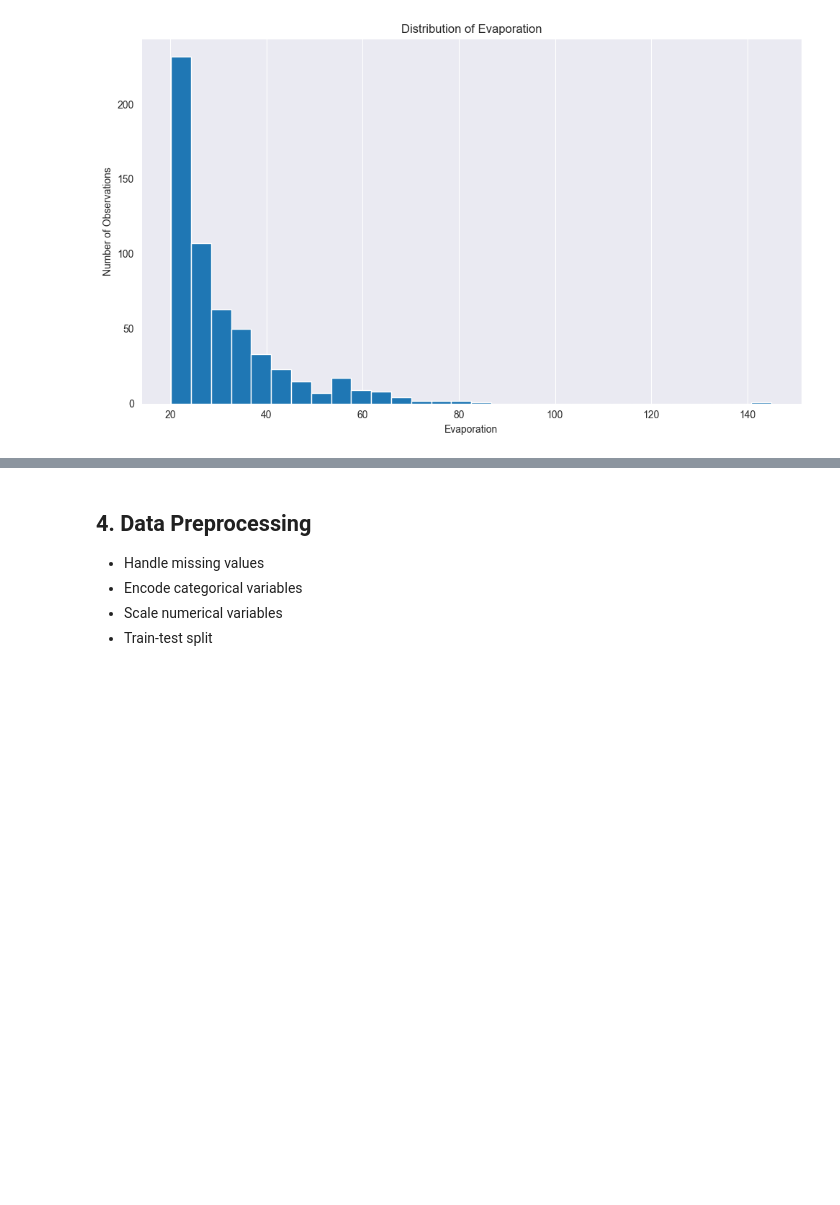
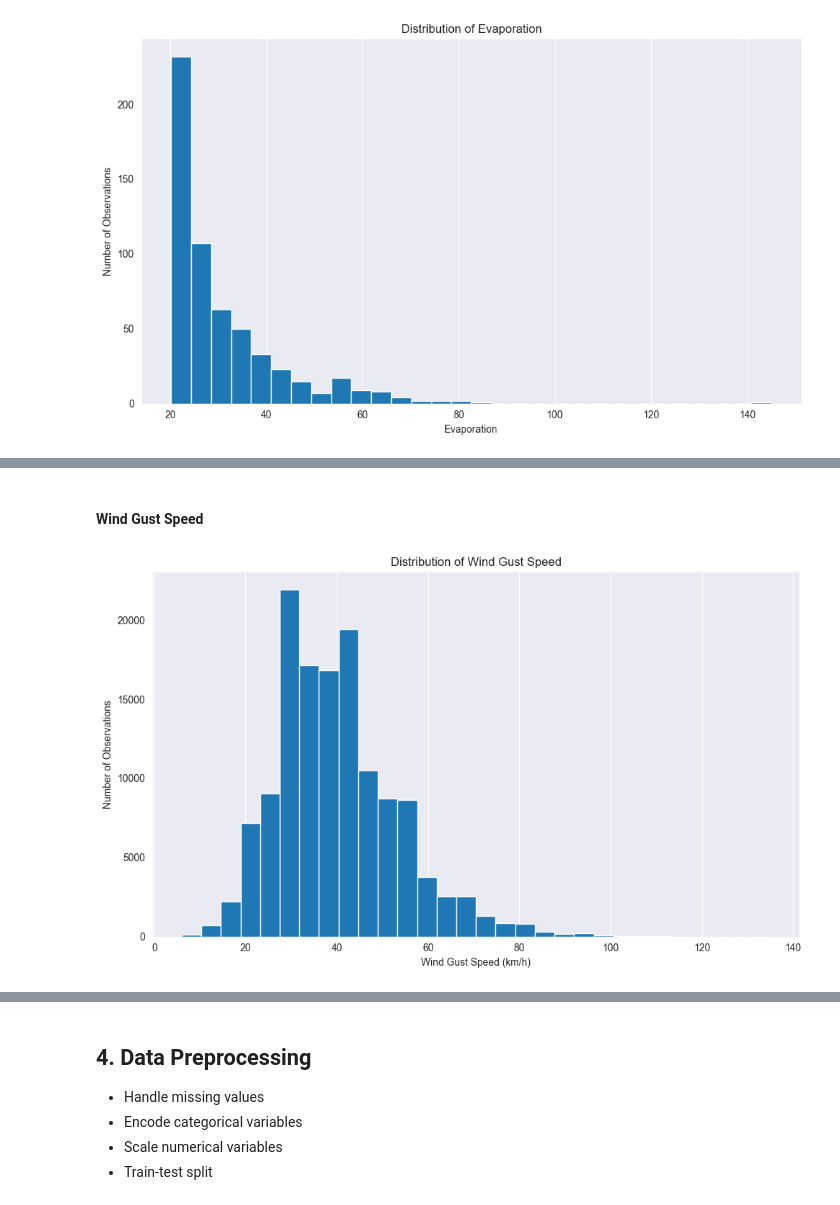
Before and after one commit to AstouK/Rain_Australia, a Jupyter notebook: rain_australia.ipynb, the cells around one changed output, grey strips where cells are left out. Saved outputs shown, nothing was run; the diff lists cells and outputs as text; code cells hidden in the pictures; blank space fills up the shorter version.

```diff
--- a/rain_australia.ipynb
+++ b/rain_australia.ipynb
@@ -651,0 +702,14 @@ Name: Rainfall, Length: 145460, dtype: float64
+# %% [markdown]
+#### Wind Gust Speed
+# %%
+plt.figure(figsize=(10, 6))
+plt.hist(x=df_eda['WindGustSpeed'], bins=30)
+plt.title('Distribution of Wind Gust Speed')
+plt.xlabel('Wind Gust Speed (km/h)')
+plt.ylabel('Number of Observations')
+plt.xticks(rotation=0)
+plt.grid(axis='y')
+plt.tight_layout()
+plt.show()
+# %% [output]
+[figure, added]
```
Also changed, not shown: parts of 27 cells of this notebook.
